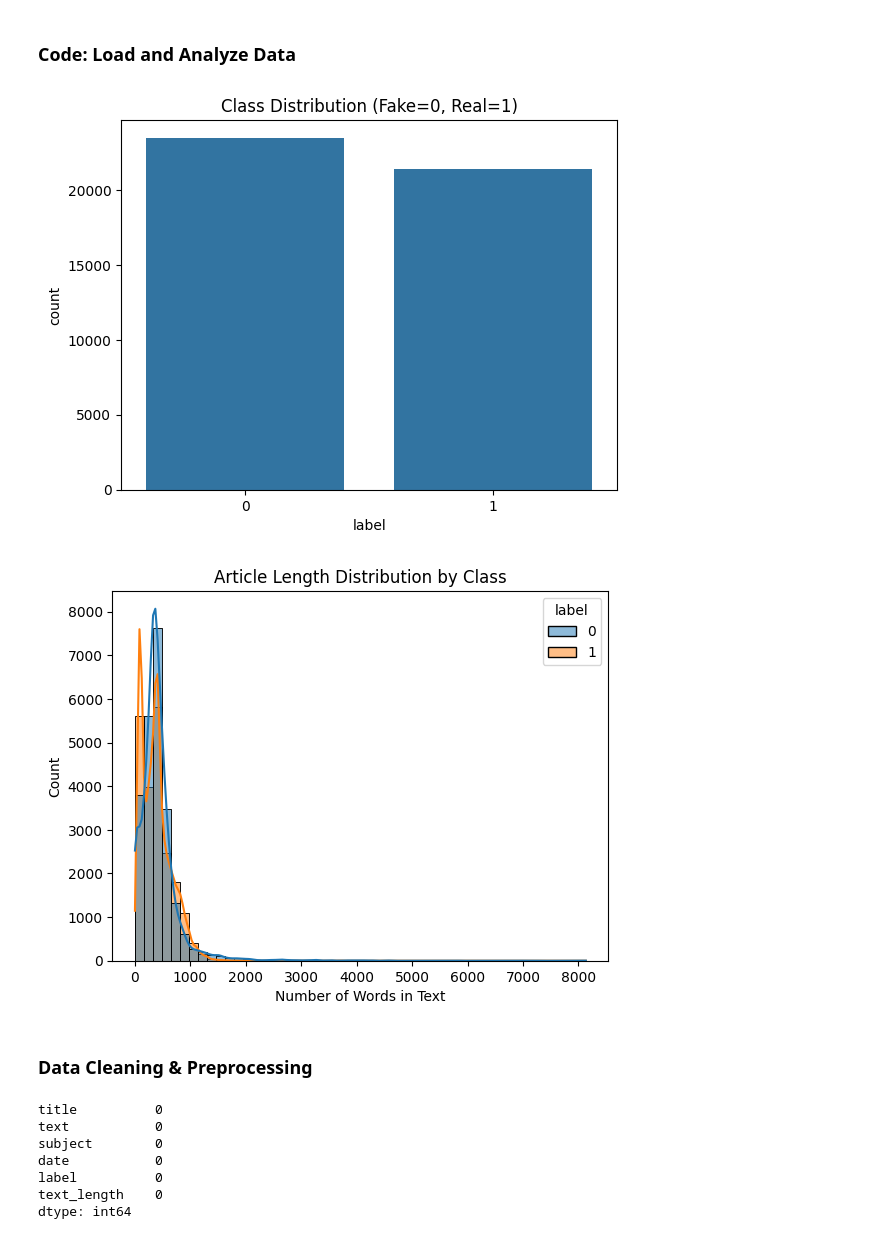
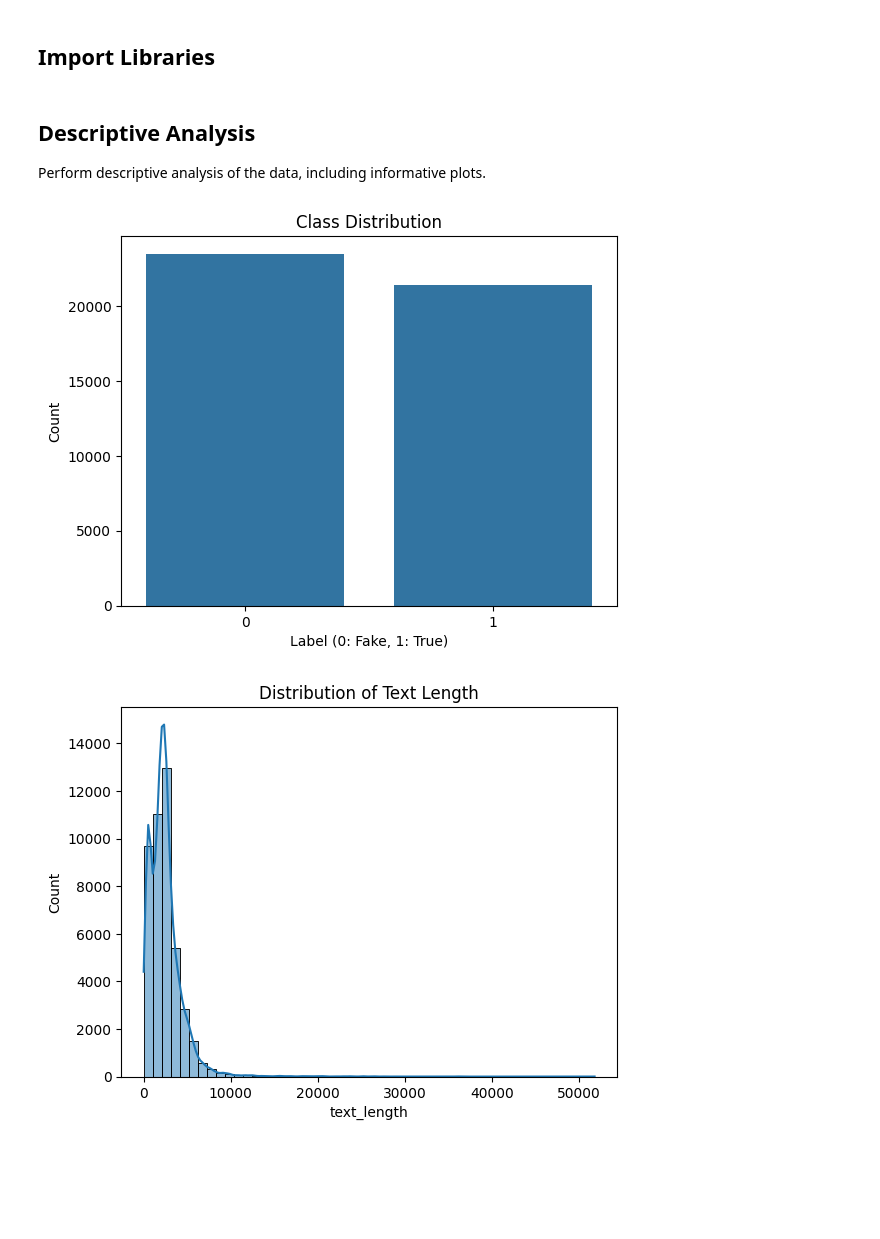
Before and after one commit to gabrielrosendo/CST-425, a Jupyter notebook: Machine Learning Project/fake_news_detector.ipynb, the cells around one changed output. Saved outputs shown, nothing was run; the diff lists cells and outputs as text; code cells hidden in the pictures; blank space fills up the shorter version.

```diff
--- a/Machine Learning Project/fake_news_detector.ipynb
+++ b/Machine Learning Project/fake_news_detector.ipynb
@@ -60,2 +15,2 @@ Given a dataset of labeled news articles (real/fake), build a binary classifier
-# %% [markdown]
-### Code: Load and Analyze Data
+# %% [markdown]
+## Import Libraries
@@ -62,42 +29,30 @@ Given a dataset of labeled news articles (real/fake), build a binary classifier
+# %% [markdown]
+## Descriptive Analysis
+Perform descriptive analysis of the data, including informative plots.
 # %%
-import pandas as pd
-import matplotlib.pyplot as plt
-import seaborn as sns
-
-# Load data
+# Load datasets
 fake = pd.read_csv('Fake.csv')
 true = pd.read_csv('True.csv')
+
+# Add labels
 fake['label'] = 0
 true['label'] = 1
+
+# Combine datasets
 data = pd.concat([fake, true], ignore_index=True)
 
-# Class distribution
+# Plot class distribution
 sns.countplot(x='label', data=data)
-plt.title('Class Distribution (Fake=0, Real=1)')
+plt.title('Class Distribution')
+plt.xlabel('Label (0: Fake, 1: True)')
+plt.ylabel('Count')
 plt.show()
 
-# Article length distribution
-data['text_length'] = data['text'].apply(lambda x: len(str(x).split()))
-sns.histplot(data=data, x='text_length', hue='label', bins=50, kde=True)
-plt.title('Article Length Distribution by Class')
-plt.xlabel('Number of Words in Text')
+# Analyze text length
+data['text_length'] = data['text'].apply(len)
+sns.histplot(data['text_length'], bins=50, kde=True)
+plt.title('Distribution of Text Length')
 plt.show()
 # %% [output]
-[figure, old version]
+[figure, new version]
-[figure, old version]
+[figure, new version]
-# %% [markdown]
-### Data Cleaning & Preprocessing
-# %%
-data = data.drop_duplicates()
-
-print(data.isnull().sum())  # Check for missing values
-# Drop rows with missing title/text
-data = data.dropna(subset=['title', 'text'])
-# %% [output]
-title          0
-text           0
-subject        0
-date           0
-label          0
-text_length    0
-dtype: int64
```
Also changed, not shown: parts of 23 cells of this notebook, 3 other files.
